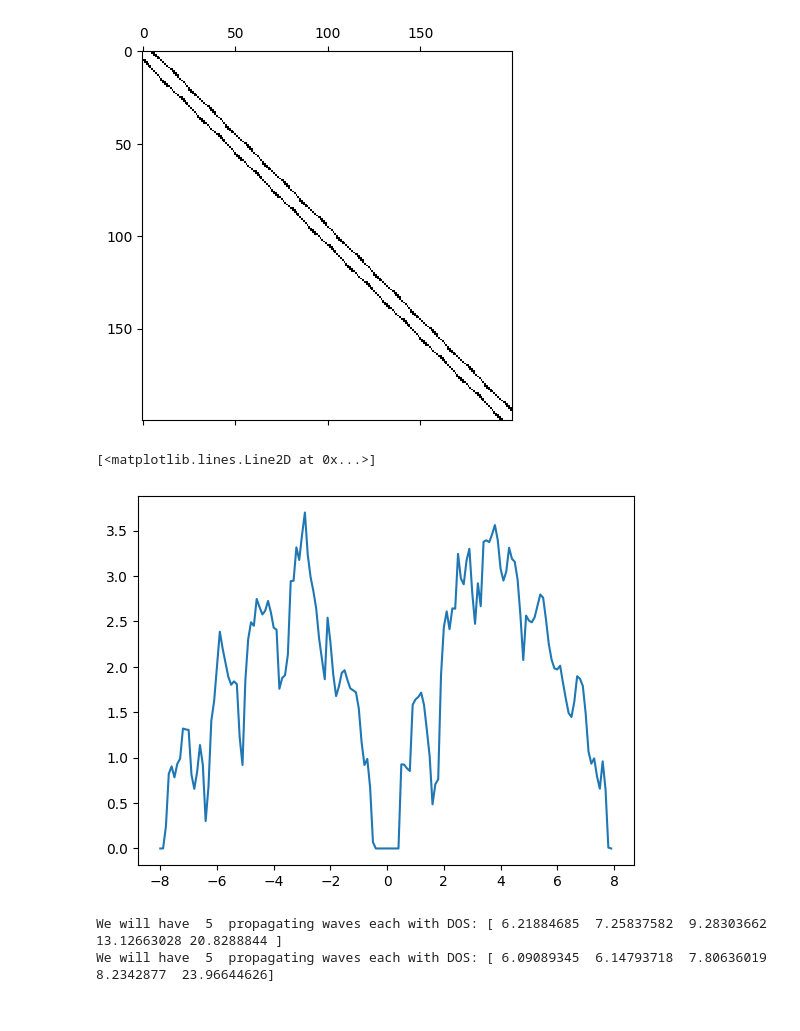
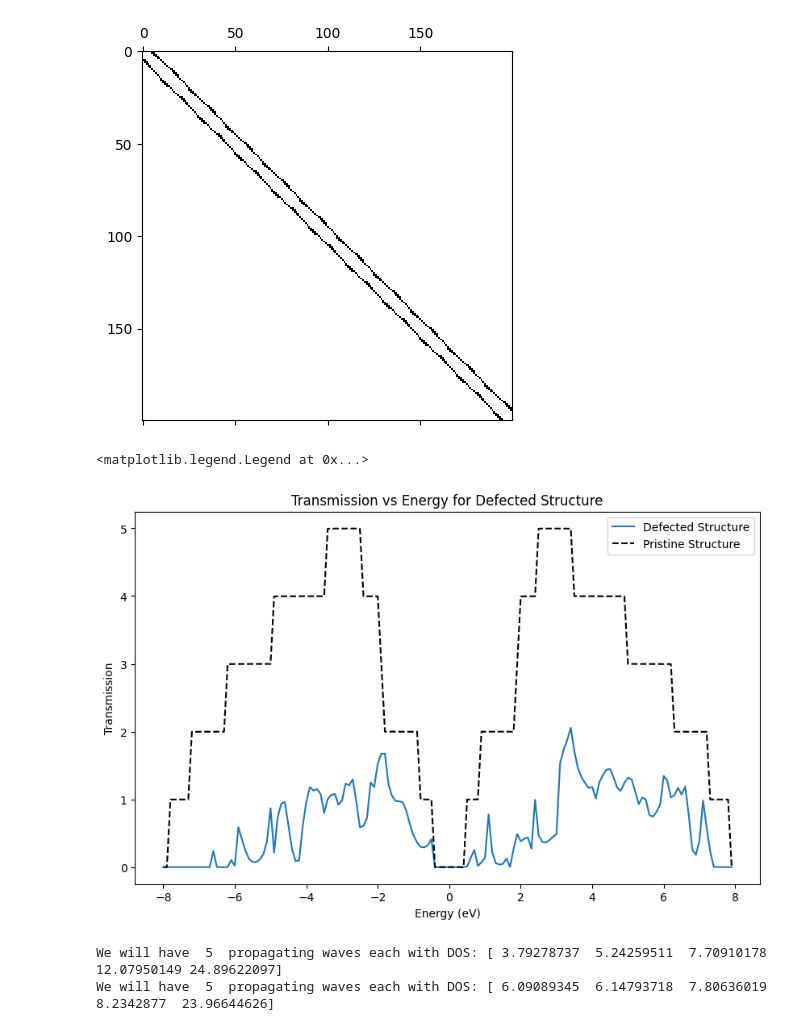
Before and after one commit to UlrikTJ/TemperatureDependantTransport, a Jupyter notebook: Temp_dep_defect_transport.ipynb, the cells around one changed output. Drawn from its saved outputs; the diff is of its cells as text; code cells hidden in the pictures.

Commit message:
Finished making plots for exam.

```diff
--- a/Temp_dep_defect_transport.ipynb
+++ b/Temp_dep_defect_transport.ipynb
@@ -242,7 +242,7 @@ sorted_indices = np.concatenate([idx_L, idx_D, idx_R])
 H_sorted = H_full[np.ix_(sorted_indices, sorted_indices)]
 # %%
 #Parameters:
-energy_range = np.linspace(-3,3, 200) * 2.7
+energy_range = np.arange(-8,8, 0.1)
 epsilon = 0
 eta = 0.0001
 z = energy_range + 1j * eta
@@ -258,7 +258,6 @@ H_defected = H_full.copy()
 H_defected[47,47] = -2.0
 # %%
 #Parameters:
-energy_range = np.linspace(-3,3, 200) * 2.7
 epsilon = 0
 eta = 0.0001
 z = energy_range + 1j * eta
@@ -321,9 +320,9 @@ md_traj = read(filepath, index=":") # Load trajectory from xyz
 rad = md_traj[400:600:2]
 sig_L_list, g_suf_L_list = precompute_self_energies(energy_range, H_L, t_L, eta=0.0001)
 sig_R_list, g_suf_R_list = precompute_self_energies(energy_range, H_R, t_R, eta=0.0001)
-# list_defected = [84, 83, 82]
-list_defected = [[99,98,97]]
-energy_change = [-2.0]
+# list_defected =
+list_defected = [np.arange(30,120,8), 0]
+energy_change = [-10.0, 0]
 avg_list_defected = []
 
 # Define output directory
@@ -366,5 +365,5 @@ for i, e_change in zip(list_defected, energy_change):
         avg_list_defected.append(avg_trans_defected)
 
         print(f"Saving to {filename}...")
-        np.savetxt(filename, np.column_stack((energy_range / 2.7, avg_trans_defected)), delimiter=',', header='Energy(eV),Transmission', comments='')
+        np.savetxt(filename, np.column_stack((energy_range, avg_trans_defected)), delimiter=',', header='Energy(eV),Transmission', comments='')
 # %% [output]
@@ -491,23 +492,29 @@ positions = sorted_atoms_Big.get_positions()
 Hbig = hamiltonian(positions)
 hL,VL,hR,VR,HD = SplitHam(Hbig,nl,nr)
 HD_defected = HD.copy()
-defected_indices = np.linspace(31,159,11).astype(int)
-# defected_indices = [77,72,137,142]
+# defected_indices = np.linspace(31,159,11).astype(int)
+defected_indices = np.arange(30,120,8)
 for i in defected_indices:
-    HD_defected[i,i] = -2.0
+    HD_defected[i,i] = -10.0
 # %% [output]
 [figure]
 # %%
 Tdat = []
 Energies = np.arange(-8,8,0.1)
 for energy in Energies:
     T,_,_ = transmission(hL,hR,HD_defected,VL,VR,energy)
     Tdat.append(T.real)
 Tdat = np.array(Tdat)
-plt.plot(Energies,Tdat)
+fig, ax = plt.subplots(figsize=(10, 6))
+ax.set_title('Transmission vs Energy for Defected Structure')
+ax.set_xlabel('Energy (eV)')
+ax.set_ylabel('Transmission')
+ax.plot(Energies, Tdat, label='Defected Structure')
+ax.plot(Energies, trans_val_perfect, 'k--', label='Pristine Structure')
+ax.legend()
 # %% [output]
-[<matplotlib.lines.Line2D at 0x...>]
+<matplotlib.legend.Legend at 0x...>
-[figure, old version]
+[figure, new version]
 # %%
 atoms_dev = sorted_atoms_Big[nl:-nr]
 Energy = -3.  ### Choose energy
@@ -528,6 +535,6 @@ psia = v[:,np.abs(e)>atol]
 nstates_pristine = len(aa)
 print("We will have ", nstates_pristine," propagating waves each with DOS:",aa)
 # %% [output]
-We will have  5  propagating waves each with DOS: [ 6.21884685  7.25837582  9.28303662 13.12663028 20.8288844 ]
+We will have  5  propagating waves each with DOS: [ 3.79278737  5.24259511  7.70910178 12.07950149 24.89622097]
 We will have  5  propagating waves each with DOS: [ 6.09089345  6.14793718  7.80636019  8.2342877  23.96644626]
 # %%
```
Also changed, not shown: parts of 4 cells of this notebook, 5 other files.
